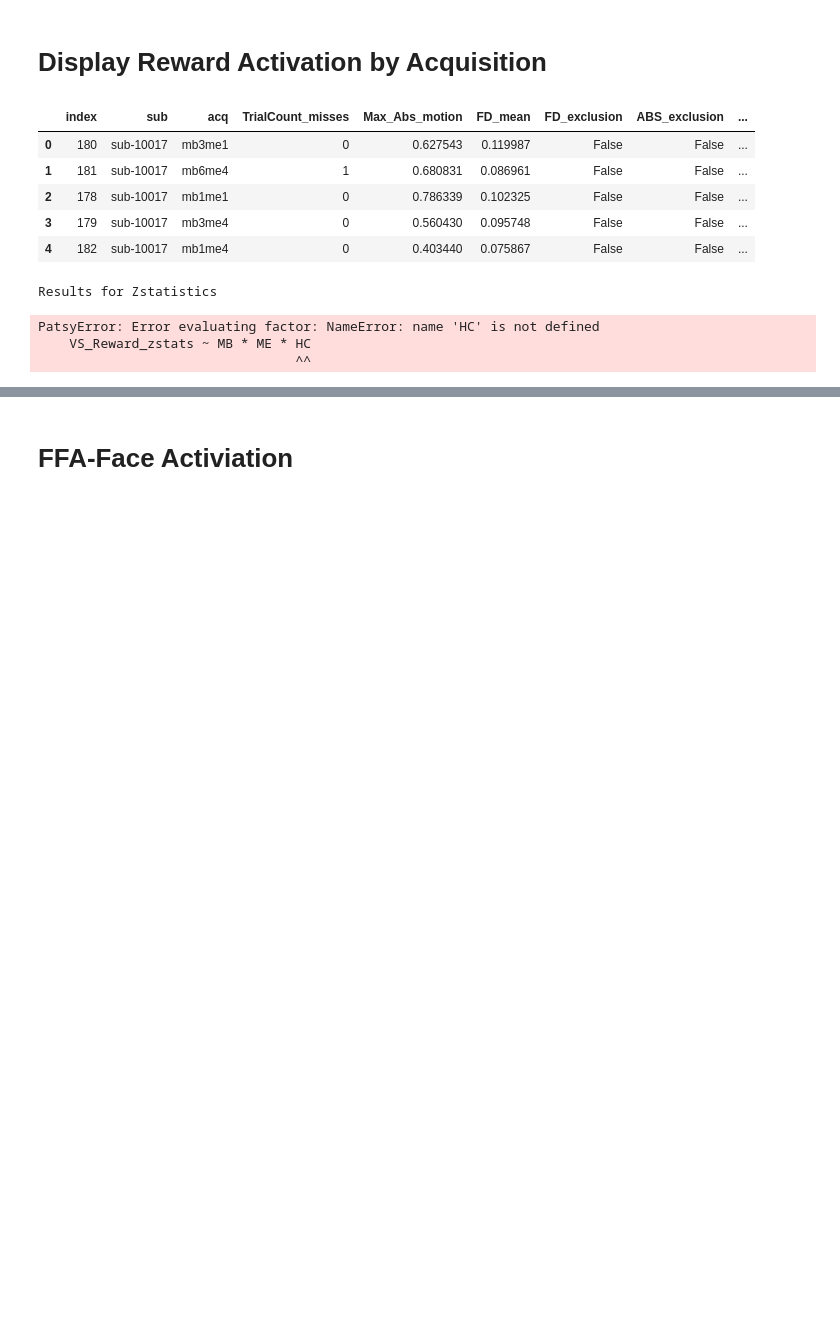
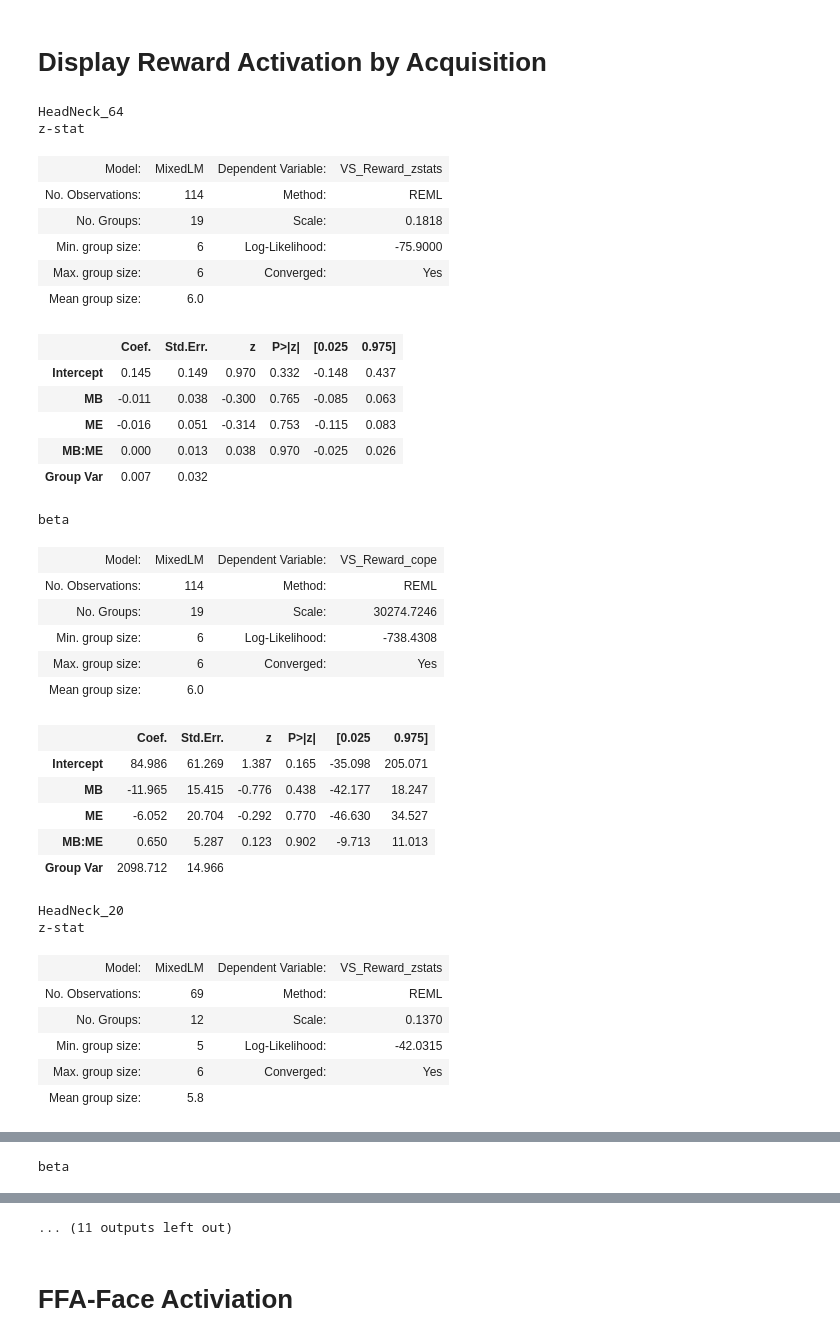
Before and after one commit to DVS-Lab/rf1-mbme-pilot, a Jupyter notebook: code/Zstat_analysis&figures.ipynb, the cells around one changed output, grey strips where cells are left out. Saved outputs shown, nothing was run; the diff lists cells and outputs as text; code cells hidden in the pictures; blank space fills up the shorter version.

```diff
--- a/code/Zstat_analysis&figures.ipynb
+++ b/code/Zstat_analysis&figures.ipynb
@@ -128,9 +128,9 @@ varcopes=[]
 for index,row in tqdm(subs.iterrows(),total=subs.shape[0]):
     sub=row['sub']
     aqc=row['acq']
-    cope='../derivatives/fsl/%s/L1_task-sharedreward_model-1_type-act_acq-%s_sm-4.feat/stats/cope13.nii.gz'%(sub,aqc)
-    zstat='../derivatives/fsl/%s/L1_task-sharedreward_model-1_type-act_acq-%s_sm-4.feat/stats/zstat13.nii.gz'%(sub,aqc)
-    varcope='../derivatives/fsl/%s/L1_task-sharedreward_model-1_type-act_acq-%s_sm-4.feat/stats/varcope13.nii.gz'%(sub,aqc)
+    cope='../derivatives/fsl/%s/L1_task-sharedreward_model-1_type-act_acq-%s_sm-4.feat/stats/cope16.nii.gz'%(sub,aqc)
+    zstat='../derivatives/fsl/%s/L1_task-sharedreward_model-1_type-act_acq-%s_sm-4.feat/stats/zstat16.nii.gz'%(sub,aqc)
+    varcope='../derivatives/fsl/%s/L1_task-sharedreward_model-1_type-act_acq-%s_sm-4.feat/stats/varcope16.nii.gz'%(sub,aqc)
 
     if os.path.exists(cope):
         #Extracting VS Reward cope,zstat, and varcope
@@ -155,40 +155,74 @@ subs = subs.assign(VS_Reward_cope=copes,
 # %%
 import statsmodels.formula.api as smf
 plt_df=subs[subs['L1act']]
 
-display(subs.head())
+for HC in plt_df['HeadCoil'].unique():
+    mod_df = plt_df[plt_df['HeadCoil'] == HC]
+    print(HC)
+    print("z-stat")
+    res=smf.mixedlm('VS_Reward_zstats ~ MB * ME',data=mod_df,groups=mod_df['sub']).fit()
+    display(res.summary())
+    print("beta")
+    res=smf.mixedlm('VS_Reward_cope ~ MB * ME',data=mod_df,groups=mod_df['sub']).fit()
+    display(res.summary())
+
 print("Results for Zstatistics")
-res=smf.mixedlm('VS_Reward_zstats ~ MB * ME * HC',data=plt_df,groups=plt_df['sub']).fit()
+res=smf.mixedlm('VS_Reward_zstats ~ MB * ME * HeadCoil',data=plt_df,groups=plt_df['sub']).fit()
 display(res.summary())
 sns.catplot(x='MB',y='VS_Reward_zstats',hue='ME',data=plt_df,kind='bar',order=[1,3,6],col='HeadCoil')
 
 plt.show()
 plt.savefig("../derivatives/figures/Reward_VS-act_zstat.svg")
 
 print("Results for Cope")
-res=smf.mixedlm('VS_Reward_cope ~ MB * ME * HC',data=plt_df,groups=plt_df['sub']).fit()
+res=smf.mixedlm('VS_Reward_cope ~ MB * ME * HeadCoil',data=plt_df,groups=plt_df['sub']).fit()
 display(res.summary())
 sns.catplot(x='MB',y='VS_Reward_cope',hue='ME',col='HeadCoil',
             data=plt_df,kind='bar',order=[1,3,6])
 plt.show()
 plt.savefig("../derivatives/figures/Reward_VS-act_cope.svg")
 
 
-print("Results for VarCope")
-res=smf.mixedlm('VS_Reward_varcope ~ MB * ME * HC',data=plt_df,groups=plt_df['sub']).fit()
-display(res.summary())
-sns.catplot(x='MB',y='VS_Reward_varcope',hue='ME',col='HeadCoil',
-            data=plt_df,kind='bar',order=[1,3,6])
+# print("Results for VarCope")
+# res=smf.mixedlm('VS_Reward_varcope ~ MB * ME * HeadCoil',data=plt_df,groups=plt_df['sub']).fit()
+# display(res.summary())
+# sns.catplot(x='MB',y='VS_Reward_varcope',hue='ME',col='HeadCoil',
+#             data=plt_df,kind='bar',order=[1,3,6])
 plt.show()
 plt.savefig("../derivatives/figures/Reward_VS-act_varcope.svg")
 # %% [output]
+HeadNeck_64
+z-stat
-|  | index | sub | acq | TrialCount_misses | Max_Abs_motion | FD_mean | FD_exclusion | ABS_exclusion | ... |
-| 0 | 180 | sub-10017 | mb3me1 | 0 | 0.627543 | 0.119987 | False | False | ... |
-| 1 | 181 | sub-10017 | mb6me4 | 1 | 0.680831 | 0.086961 | False | False | ... |
-| 2 | 178 | sub-10017 | mb1me1 | 0 | 0.786339 | 0.102325 | False | False | ... |
-| 3 | 179 | sub-10017 | mb3me4 | 0 | 0.560430 | 0.095748 | False | False | ... |
-| 4 | 182 | sub-10017 | mb1me4 | 0 | 0.403440 | 0.075867 | False | False | ... |
+| Model: | MixedLM | Dependent Variable: | VS_Reward_zstats |
+| No. Observations: | 114 | Method: | REML |
+| No. Groups: | 19 | Scale: | 0.1818 |
+| Min. group size: | 6 | Log-Likelihood: | -75.9000 |
+| Max. group size: | 6 | Converged: | Yes |
+| Mean group size: | 6.0 |  |  |
-Results for Zstatistics
+|  | Coef. | Std.Err. | z | P>|z| | [0.025 | 0.975] |
+| Intercept | 0.145 | 0.149 | 0.970 | 0.332 | -0.148 | 0.437 |
+| MB | -0.011 | 0.038 | -0.300 | 0.765 | -0.085 | 0.063 |
+| ME | -0.016 | 0.051 | -0.314 | 0.753 | -0.115 | 0.083 |
+| MB:ME | 0.000 | 0.013 | 0.038 | 0.970 | -0.025 | 0.026 |
+| Group Var | 0.007 | 0.032 |  |  |  |  |
-PatsyError: Error evaluating factor: NameError: name 'HC' is not defined
-    VS_Reward_zstats ~ MB * ME * HC
-                                 ^^
+beta
+| Model: | MixedLM | Dependent Variable: | VS_Reward_cope |
+| No. Observations: | 114 | Method: | REML |
+| No. Groups: | 19 | Scale: | 30274.7246 |
+| Min. group size: | 6 | Log-Likelihood: | -738.4308 |
+| Max. group size: | 6 | Converged: | Yes |
+| Mean group size: | 6.0 |  |  |
+|  | Coef. | Std.Err. | z | P>|z| | [0.025 | 0.975] |
+| Intercept | 84.986 | 61.269 | 1.387 | 0.165 | -35.098 | 205.071 |
+| MB | -11.965 | 15.415 | -0.776 | 0.438 | -42.177 | 18.247 |
+| ME | -6.052 | 20.704 | -0.292 | 0.770 | -46.630 | 34.527 |
+| MB:ME | 0.650 | 5.287 | 0.123 | 0.902 | -9.713 | 11.013 |
+| Group Var | 2098.712 | 14.966 |  |  |  |  |
+HeadNeck_20
+z-stat
+| Model: | MixedLM | Dependent Variable: | VS_Reward_zstats |
+| No. Observations: | 69 | Method: | REML |
+| No. Groups: | 12 | Scale: | 0.1370 |
+| Min. group size: | 5 | Log-Likelihood: | -42.0315 |
+| Max. group size: | 6 | Converged: | Yes |
+| Mean group size: | 5.8 |  |  |
@@ -194,0 +235 @@ PatsyError: Error evaluating factor: NameError: name 'HC' is not defined
+beta
@@ -195,3 +248,4 @@ PatsyError: Error evaluating factor: NameError: name 'HC' is not defined
+... (11 outputs left out)
 # %% [markdown]
 # FFA-Face Activiation
 # %%
```
Also changed, not shown: parts of 12 cells of this notebook, 18 other files.
